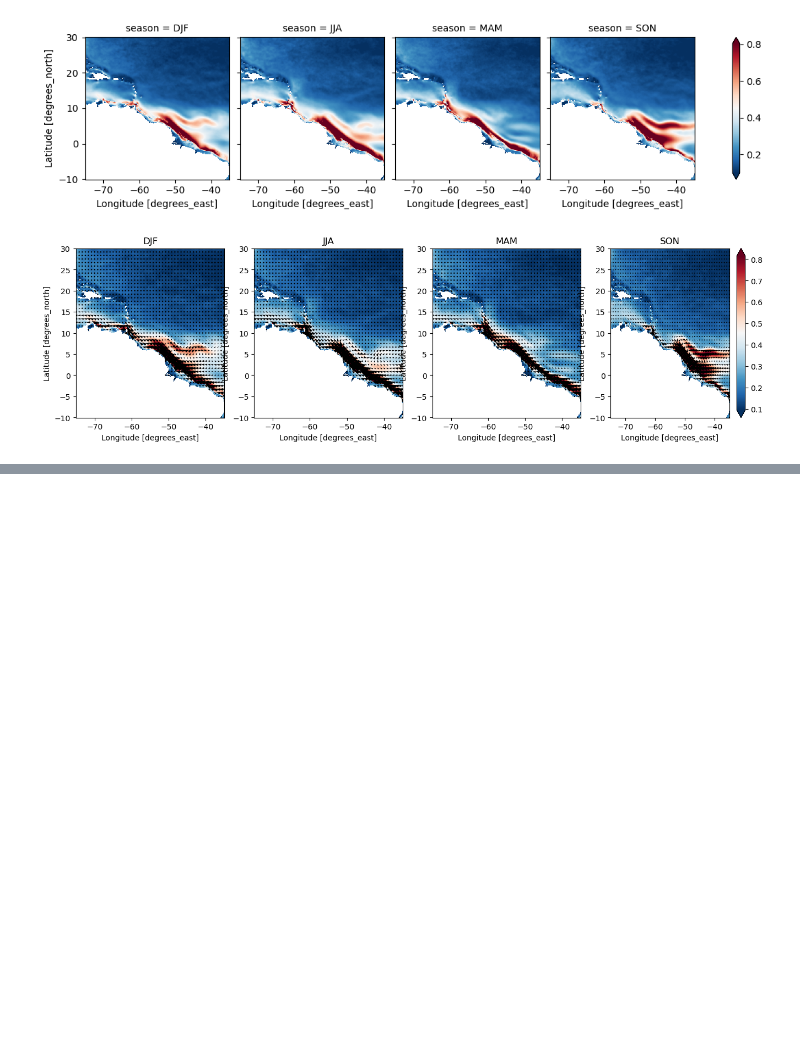
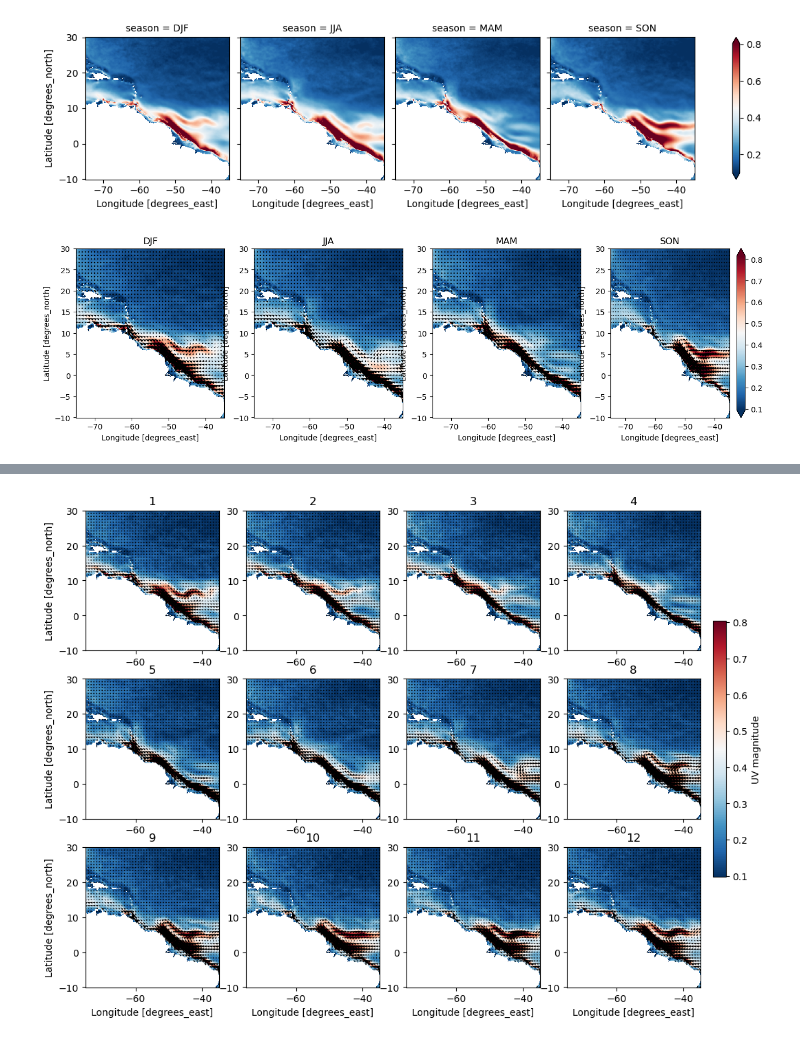
Before and after one commit to danliba/Amazon, a Jupyter notebook: plume/notebooks/Plume_dask.ipynb, the cells around one changed output, grey strips where cells are left out. Cells and saved outputs as stored; diff of their text form; code cells hidden in the pictures; blank space fills up the shorter version.

```diff
--- a/plume/notebooks/Plume_dask.ipynb
+++ b/plume/notebooks/Plume_dask.ipynb
@@ -258,0 +295,43 @@ for i, season in enumerate(uv_season.season.values):
+# %%
+# Suponiendo que u_season y v_season tienen dims: (season, latitude, longitude)
+fig, axes = plt.subplots(nrows=3, ncols=4, figsize=(12, 9))
+
+for i, month in enumerate(UV_mo.month.values):
+    ax = axes[i // 4, i % 4]
+    # Scalar field
+    cc = UV_mo.sel(month=month).plot(
+        ax=ax,
+        x="longitude", y="latitude",
+        cmap="RdBu_r",
+        robust=True,
+        add_colorbar=False,
+    )
+    # Arrows
+    u = U_mo.sel(month=month)
+    v = V_mo.sel(month=month)
+    ax.quiver(
+        u.longitude[::10],
+        u.latitude[::10],
+        u.values[::10, ::10],
+        v.values[::10, ::10],
+        scale=0.4,             # ← esto desactiva la normalización y deja tamaño real
+        scale_units="xy",       # ← las longitudes se interpretan en la escala del eje
+        width=0.01,             # ← grosor visible
+        color="k",
+        pivot="middle"
+    )
+    ax.set_title(str(month))
+
+    # Clean axis labels
+    if i % 4 != 0:
+        ax.set_ylabel("")
+    if i < 8:
+        ax.set_xlabel("")
+
+# Agregar la colorbar afuera
+cbar = fig.colorbar(cc, ax=axes, orientation='vertical', fraction=0.02, pad=0.02)
+cbar.set_label("UV magnitude")
+
+plt.show()
+# %% [output]
+[figure, added]
```
Also changed, not shown: parts of 4 cells of this notebook.
